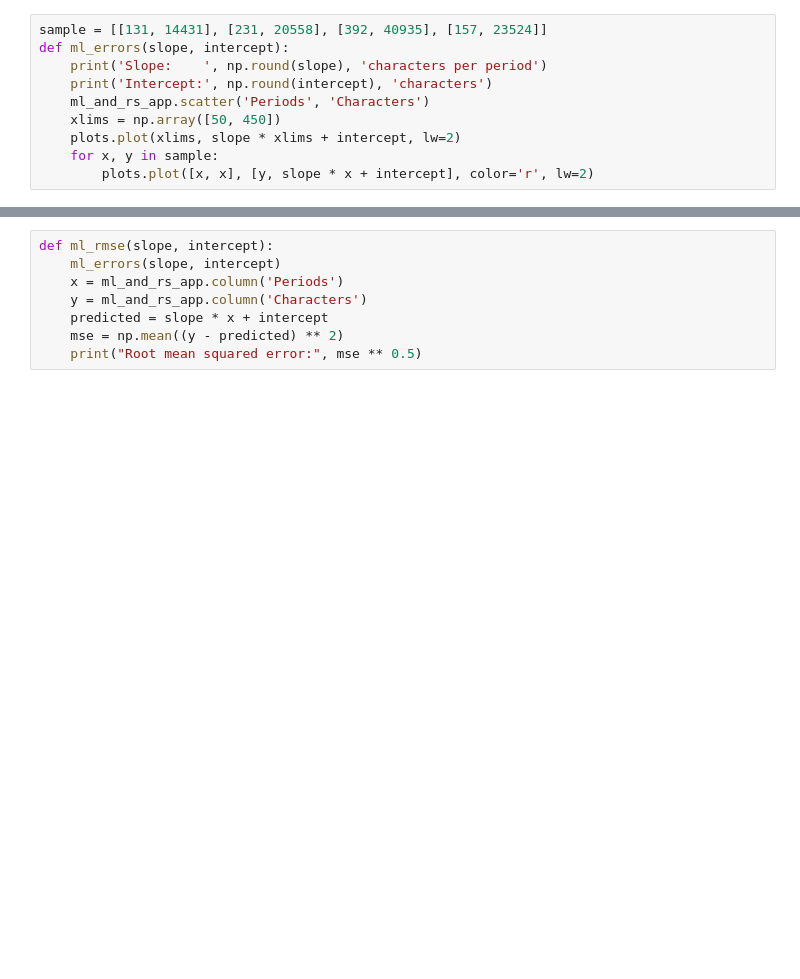
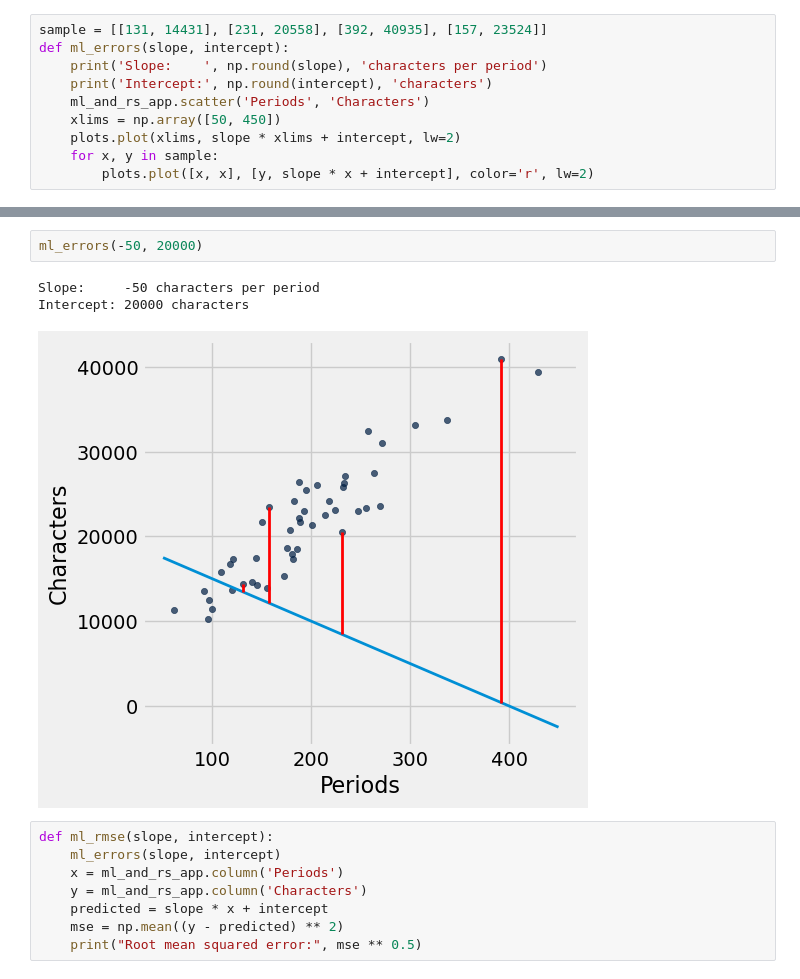
Before and after one commit to Fondad/Regression, a Jupyter notebook: lec5.ipynb, the cells around one changed output, grey strips where cells are left out. Drawn from its saved outputs; the diff is of its cells as text; blank space fills up the shorter version.

```diff
--- a/lec5.ipynb
+++ b/lec5.ipynb
@@ -55,3 +126,9 @@ def ml_errors(slope, intercept):
+# %%
+ml_errors(-50, 20000)
+# %% [output]
+Slope:     -50 characters per period
+Intercept: 20000 characters
+[figure, added]
 # %%
 def ml_rmse(slope, intercept):
     ml_errors(slope, intercept)
```
Also changed, not shown: parts of 29 cells of this notebook.
